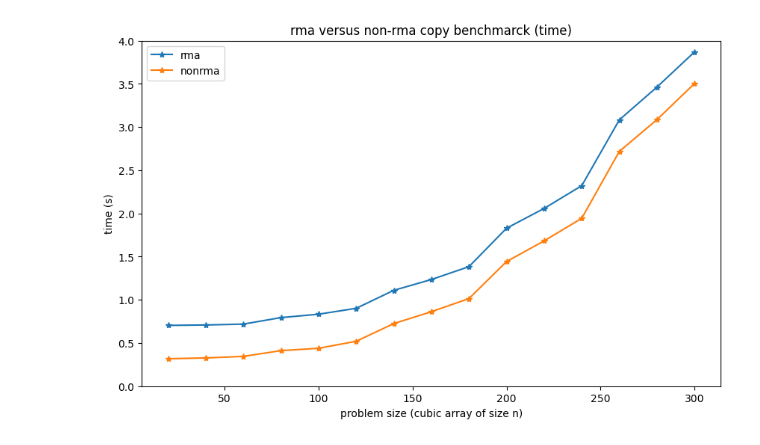
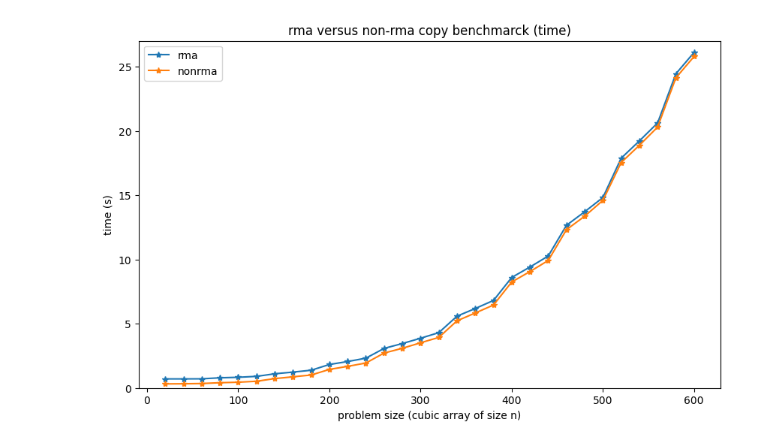
Before and after one commit to DSMishler/SANDIA-jupyterlite, a Jupyter notebook: content/cpybench_vis/cpybench_vis.ipynb, the cells around one changed output. Cells and saved outputs as stored; diff of their text form; code cells hidden in the pictures.

Commit message:
updated plotting function and renamed data

```diff
--- a/content/cpybench_vis/cpybench_vis.ipynb
+++ b/content/cpybench_vis/cpybench_vis.ipynb
@@ -2,5 +2,12 @@
 import matplotlib.pyplot as plt
 import pandas as pd
 # %%
-rma    = pd.read_csv("2023-07-05_cpybench_rma.csv")
-nonrma = pd.read_csv("2023-07-05_cpybench_nonrma.csv")
+rma    = pd.read_csv("2023-07-05_weaver_cpybench_rma.csv")
+nonrma = pd.read_csv("2023-07-05_weaver_cpybench_nonrma.csv")
+# %%
+rma["size"] = rma["n"]*rma["n"]*rma["n"]
+nonrma["size"] = nonrma["n"]*nonrma["n"]*nonrma["n"]
+rma["UPs-mean"] = rma["size"]*rma["N"]/rma["time-mean"]
+nonrma["UPs-mean"] = nonrma["size"]*nonrma["N"]/nonrma["time-mean"]
+rma["GUPs-mean"] = 1e-9*rma["UPs-mean"]
+nonrma["GUPs-mean"] = 1e-9*nonrma["UPs-mean"]
@@ -7,5 +23,5 @@ nonrma = pd.read_csv("2023-07-05_cpybench_nonrma.csv")
 # %%
-def figure_for_time(attribute):
+def figure_for_attribute(attribute, ylabel=None):
     maxy_rma    = max(rma[f"{attribute}-mean"])
     maxy_nonrma = max(nonrma[f"{attribute}-mean"])
     if maxy_rma > maxy_nonrma:
@@ -13,16 +29,19 @@ def figure_for_time(attribute):
     else:
         maxy = maxy_nonrma
 
+    if ylabel is None:
+        ylabel = attribute
+
     plt.figure(figsize=[10,6])
     plt.plot(rma["n"],    rma[f"{attribute}-mean"],    "*-", label="rma")
     plt.plot(nonrma["n"], nonrma[f"{attribute}-mean"], "*-", label="nonrma")
     plt.title(f"rma versus non-rma copy benchmarck ({attribute.replace('_',' ')})")
     plt.legend()
     plt.xlabel("problem size (cubic array of size n)")
-    plt.ylabel("time (s)")
+    plt.ylabel(ylabel)
     plt.ylim(0,int(maxy+1))
     plt.show()
-# %%
-figure_for_time("time")
-# %% [output]
-[figure, removed]
+# %%
+figure_for_attribute("time", "time (s)")
+# %% [output]
+[figure, added]
```
Also changed, not shown: parts of 2 cells of this notebook, 2 other files.
